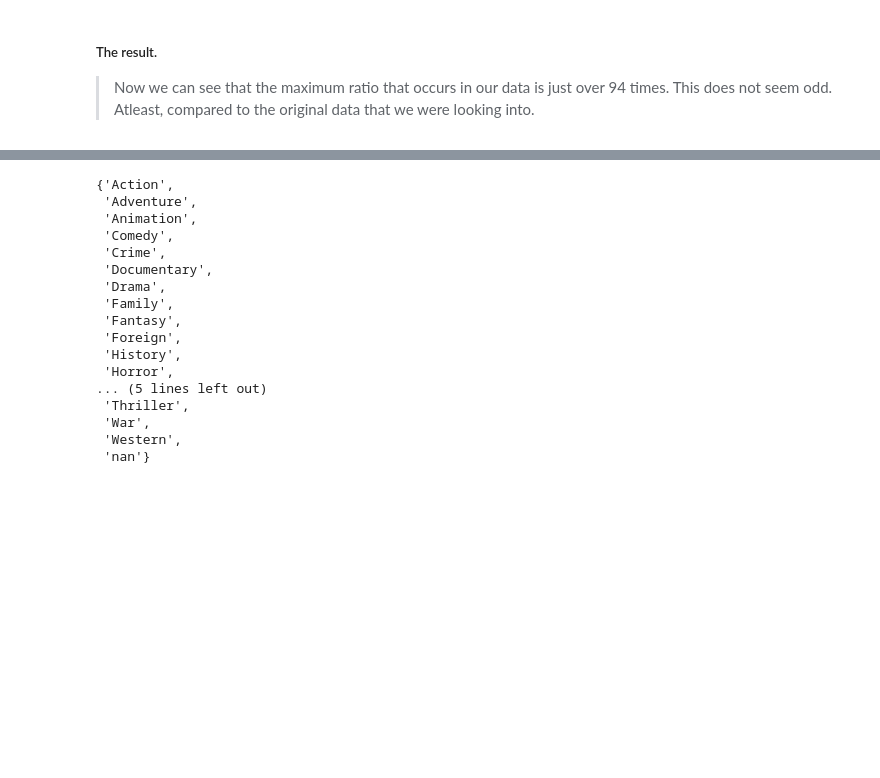
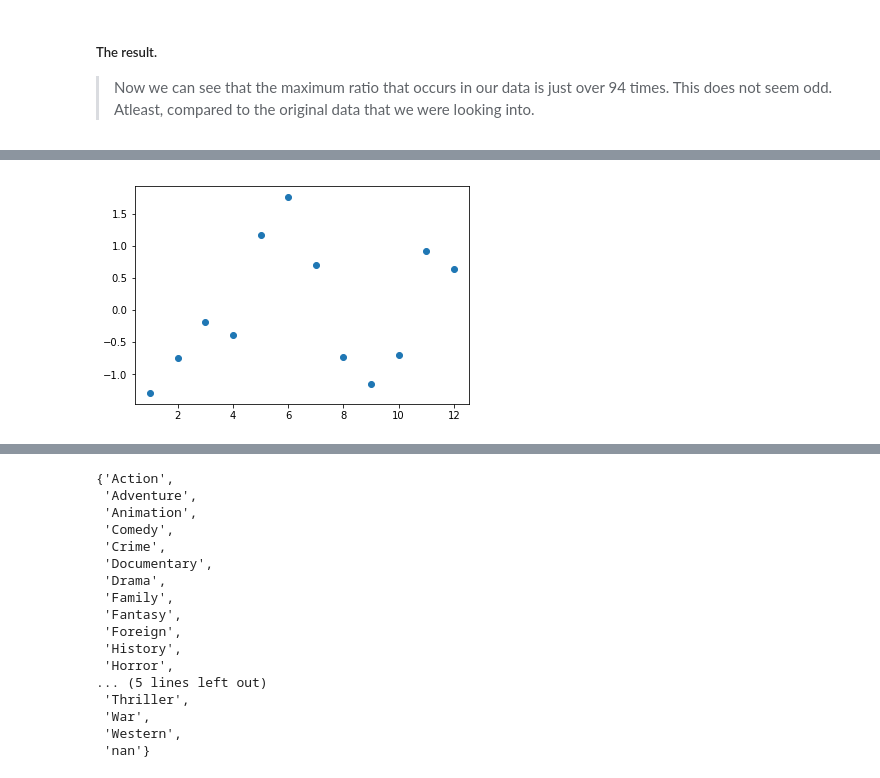
Before and after one commit to nevinbaiju/DAND_imdb, a Jupyter notebook: Investigate_a_Dataset.ipynb, the cells around one changed output, grey strips where cells are left out. Saved outputs shown, nothing was run; the diff lists cells and outputs as text; code cells hidden in the pictures; blank space fills up the shorter version.

```diff
--- a/Investigate_a_Dataset.ipynb
+++ b/Investigate_a_Dataset.ipynb
@@ -243,0 +303,4 @@ The main variables in consideration for this study are, year, genre, popularity,
+# %%
+def plot_scatter(data_1, data_2):
+    plt.scatter(data_1, data_2)
+    plt.show()
@@ -243,0 +316,4 @@ The main variables in consideration for this study are, year, genre, popularity,
+# %%
+plot_scatter(data_1=normalised_df.index, data_2=normalised_df['revenue'])
+# %% [output]
+[figure, added]
```
Also changed, not shown: parts of 46 cells of this notebook, 1 other file.
